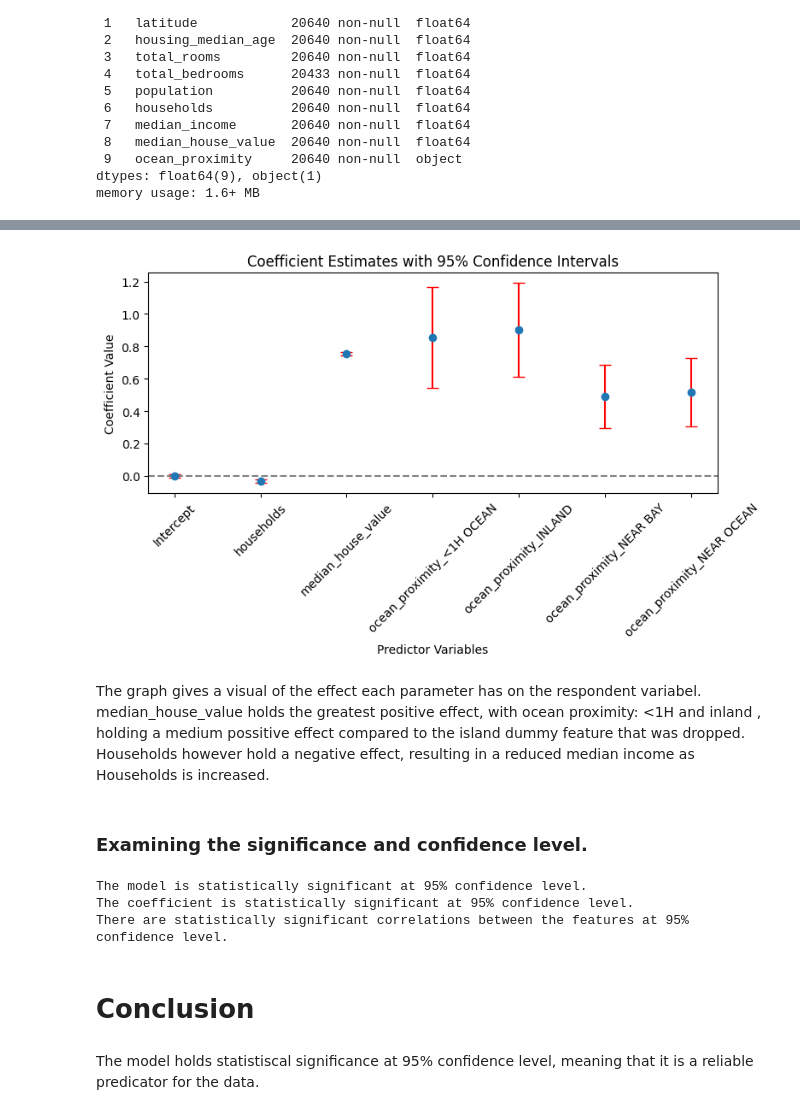
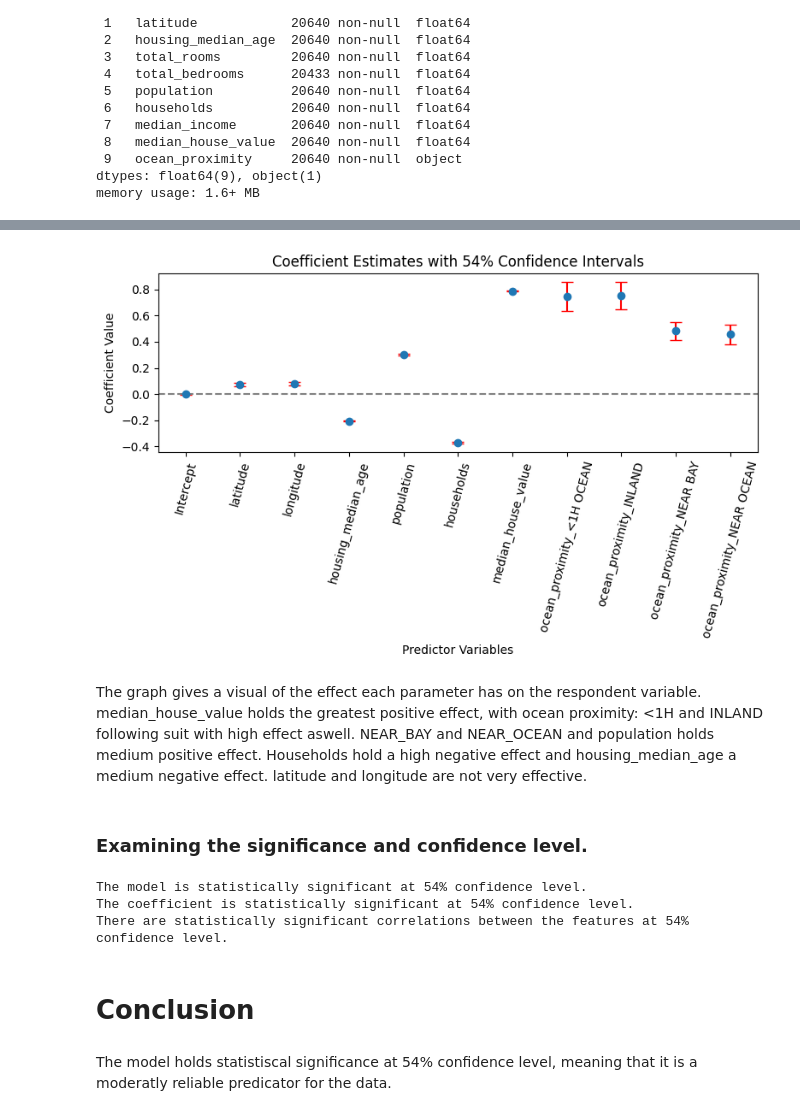
Before and after one commit to VilmaLL/Statistical_Methods-VILMA-LINDROTH, a Jupyter notebook: Assignments/Statistical_Methods_Assignment.ipynb, the cells around one changed output, grey strips where cells are left out. Saved outputs shown, nothing was run; the diff lists cells and outputs as text; code cells hidden in the pictures.

Commit message:
Analysis of R2 and confidence intervals added.

```diff
--- a/Assignments/Statistical_Methods_Assignment.ipynb
+++ b/Assignments/Statistical_Methods_Assignment.ipynb
@@ -145,0 +59,3 @@ fit = model.fit(
+# %%
+df_encoded = pd.get_dummies(df, columns=["ocean_proximity"], drop_first=False).astype(float)
+df_encoded.info()
@@ -145,0 +82,4 @@ fit = model.fit(
+# %%
+for col in df_encoded.columns:
+    df_encoded[col + "_scaled"] = (df_encoded[col] - df_encoded[col].mean())/df_encoded[col].std()
+df_scaled = df_encoded[[col for col in df_encoded.columns if col.endswith("_scaled")]].astype(float)
@@ -145,0 +143,2 @@ fit = model.fit(
+# %%
+df_scaled["total_rooms_x_bedrooms"] = df_scaled["total_rooms_scaled"] * df_scaled["total_bedrooms_scaled"]
@@ -145,0 +187,6 @@ fit = model.fit(
+# %%
+model = LinearRegression()
+fit = model.fit(
+    X = (df_scaled.drop(columns=["median_income_scaled", "ocean_proximity_ISLAND_scaled", "total_rooms_scaled", "total_bedrooms_scaled", "total_rooms_x_bedrooms"])),
+    y = df_scaled["median_income_scaled"]
+)
@@ -180,36 +242,35 @@ The t-statistic and p-value shows that the B1-koefficient(households) is signifi
 # %%
-lower, upper = model.confidence_intervals(0.05)
+lower, upper = model.confidence_intervals(alpha = 0.46)
 beta = model.beta
 
 plt.figure(figsize=(8, 5))
 plt.errorbar(x=np.arange(len(beta)), y=beta, yerr=[beta - lower, upper - beta], fmt='o', ecolor='red', capsize=5)
 plt.axhline(0, color='gray', linestyle='--')
-plt.xticks(np.arange(len(beta)), ['Intercept', 'households', 'median_house_value', 'ocean_proximity_<1H OCEAN', 'ocean_proximity_INLAND', 'ocean_proximity_NEAR BAY', 'ocean_proximity_NEAR OCEAN'], rotation=45)
-plt.title('Coefficient Estimates with 95% Confidence Intervals')
+plt.xticks(np.arange(len(beta)), ['Intercept', 'latitude', 'longitude', 'housing_median_age', 'population', 'households', 'median_house_value', 'ocean_proximity_<1H OCEAN', 'ocean_proximity_INLAND', 'ocean_proximity_NEAR BAY', 'ocean_proximity_NEAR OCEAN'], rotation=75)
+plt.title('Coefficient Estimates with 54% Confidence Intervals')
 plt.xlabel('Predictor Variables')
 plt.ylabel('Coefficient Value')
 plt.tight_layout()
 plt.show()
 # %% [output]
-[figure, old version]
+[figure, new version]
 # %% [markdown]
-The graph gives a visual of the effect each parameter has on the respondent variabel. median_house_value holds the greatest positive effect, with ocean proximity: <1H and inland , holding a medium possitive effect compared to the island dummy feature that was dropped.
-Households however hold a negative effect, resulting in a reduced median income as Households is increased.
+The graph gives a visual of the effect each parameter has on the respondent variable. median_house_value holds the greatest positive effect, with ocean proximity: <1H and INLAND following suit with high effect aswell. NEAR_BAY and NEAR_OCEAN and population holds medium positive effect. Households hold a high negative effect and housing_median_age a medium negative effect. latitude and longitude are not very effective.
 # %% [markdown]
 ### Examining the significance and confidence level.
 # %%
-alpha = 0.05
+alpha = 0.46
 if prob_F < alpha:
-    print("The model is statistically significant at 95% confidence level.")
+    print("The model is statistically significant at 54% confidence level.")
 if np.any(prob_t < alpha):
-    print("The coefficient is statistically significant at 95% confidence level.")
+    print("The coefficient is statistically significant at 54% confidence level.")
 if np.any(prob_corr < alpha):
-    print("There are statistically significant correlations between the features at 95% confidence level.")
+    print("There are statistically significant correlations between the features at 54% confidence level.")
 # %% [output]
-The model is statistically significant at 95% confidence level.
-The coefficient is statistically significant at 95% confidence level.
-There are statistically significant correlations between the features at 95% confidence level.
+The model is statistically significant at 54% confidence level.
+The coefficient is statistically significant at 54% confidence level.
+There are statistically significant correlations between the features at 54% confidence level.
 # %% [markdown]
 # Conclusion
 # %% [markdown]
-The model holds statistiscal significance at 95% confidence level, meaning that it is a reliable predicator for the data.
+The model holds statistiscal significance at 54% confidence level, meaning that it is a moderatly reliable predicator for the data.
```
Also changed, not shown: parts of 60 cells of this notebook, 1 other file.
